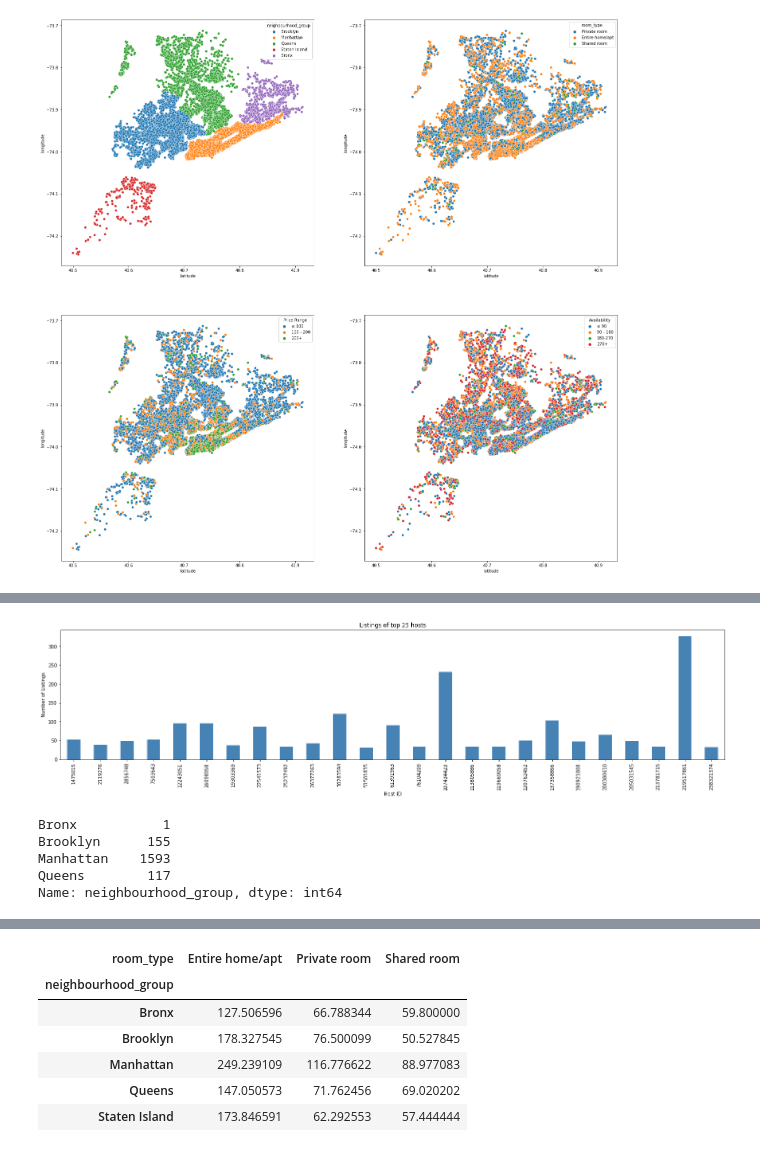
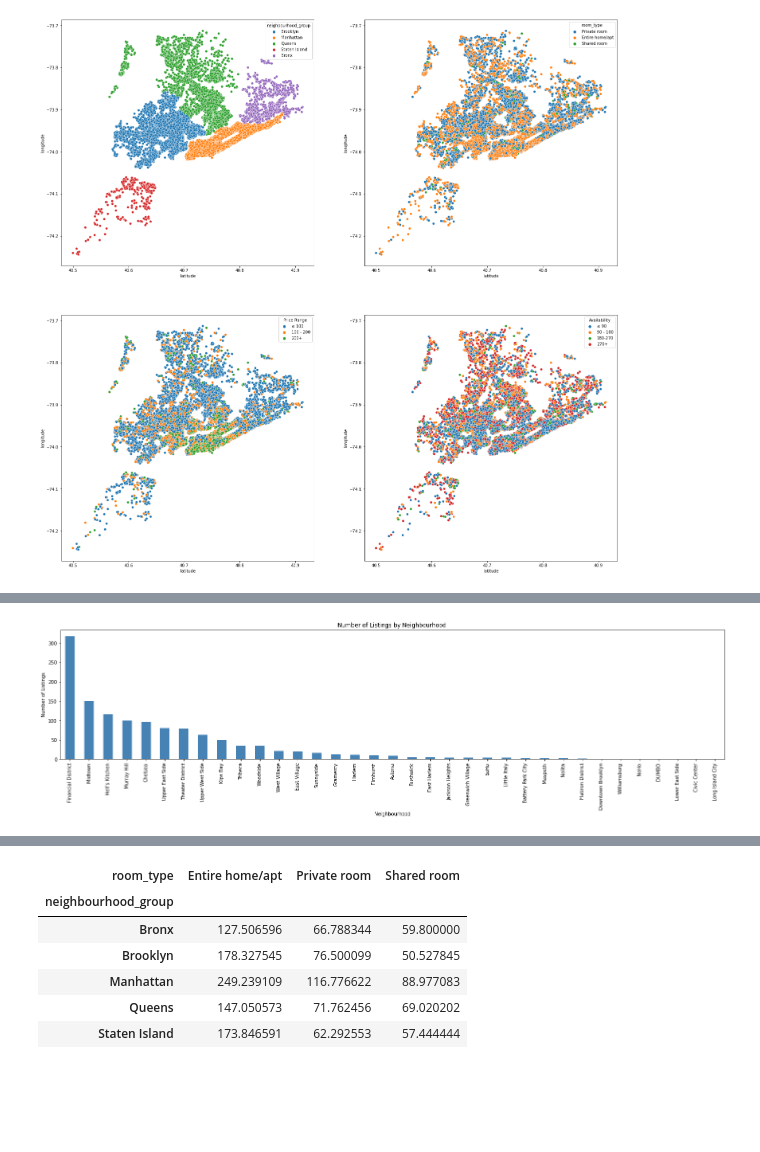
Before and after one commit to Pranit07G/PG-AlmaBetter-EDA-AirBNB-NYC, a Jupyter notebook: Airbnb_Bookings_Analysis_Capstone_Project.ipynb, the cells around one changed output, grey strips where cells are left out. Drawn from its saved outputs; the diff is of its cells as text; code cells hidden in the pictures; blank space fills up the shorter version.

```diff
--- a/Airbnb_Bookings_Analysis_Capstone_Project.ipynb
+++ b/Airbnb_Bookings_Analysis_Capstone_Project.ipynb
@@ -158,0 +192,8 @@ bnb_nyc.head()
+# %%
+nlmedian_count = bnb_nyc.groupby("neighbourhood_group")["calculated_host_listings_count"].median().reset_index()
+plt.style.use('seaborn-whitegrid')
+ax1 = plt.axes()
+x = nlmedian_count["neighbourhood_group"]
+y = nlmedian_count["calculated_host_listings_count"]
+ax1.plot(x , y)
+plt.show()
@@ -175,3 +220,11 @@ sns.barplot(data=room_type_mean_price, x=room_type_mean_price["room_type"], y=ro
 [figure]
 # %% [markdown]
 It can be seen from the above bar chart that the shared rooms have the highest availabily as compared to Entire Home/ Apt or a Private Room. This re-inforces the earlier findings about the Entire Home/ Apt or a Private Room being the most popular booking choice.
+# %%
+sns.set_theme()
+
+
+bnb_cor = bnb_nyc.corr()
+# Draw a heatmap with the numeric values in each cell
+f, ax = plt.subplots(figsize=(9, 6))
+sns.heatmap(bnb_cor, annot=True, linewidths=.5, ax=ax)
@@ -411,0 +385,17 @@ top_25_hosts_by_listings
+# %%
+# Top 10 hosts with the most number of listings
+
+top_10_hosts= bnb_nyc.groupby(["host_id"])["id"].count().sort_values(ascending = False).reset_index().head(10)
+top_10_hosts_by_listings = pd.merge(bnb_nyc,top_10_hosts, on='host_id', how='inner')
+
+# Bar plot of count of AirBnB listings of top 25 hosts(by number of listings) distributed across the Neighbourhood
+
+counts = top_10_hosts_by_listings["host_id"].value_counts().sort_values(ascending = False)
+
+fig = plt.figure(figsize=(25, 5))
+ax = fig.gca()
+counts.plot.bar(ax = ax, color='steelblue')
+ax.set_title("Listings of top 25 hosts")
+ax.set_xlabel("Host ID")
+ax.set_ylabel("Number of Listings")
+plt.show()
@@ -420,21 +427,13 @@ top_25_hosts_by_listings.describe(include=['object','category'])
 # %%
-# Bar plot of count of AirBnB listings of top 100 hosts(by number of listings) distributed across the Neighbourhood
+# Bar plot of count of AirBnB listings of top 10 hosts (by number of listings) distributed across the Neighbourhood
 
-counts = top_25_hosts_by_listings["host_id"].value_counts().sort_index()
+counts = top_10_hosts_by_listings["neighbourhood"].value_counts().sort_values(ascending = False)
 fig = plt.figure(figsize=(25, 5))
 ax = fig.gca()
 counts.plot.bar(ax = ax, color='steelblue')
-ax.set_title("Listings of top 25 hosts")
-ax.set_xlabel("Host ID")
+ax.set_title("Number of Listings by Neighbourhood ")
+ax.set_xlabel("Neighbourhood")
 ax.set_ylabel("Number of Listings")
 plt.show()
 # %% [output]
-[figure, old version]
+[figure, new version]
-# %%
-top_25_hosts_by_listings["neighbourhood_group"].value_counts().sort_index()
-# %% [output]
-Bronx           1
-Brooklyn      155
-Manhattan    1593
-Queens        117
-Name: neighbourhood_group, dtype: int64
```
Also changed, not shown: parts of 44 cells of this notebook.
